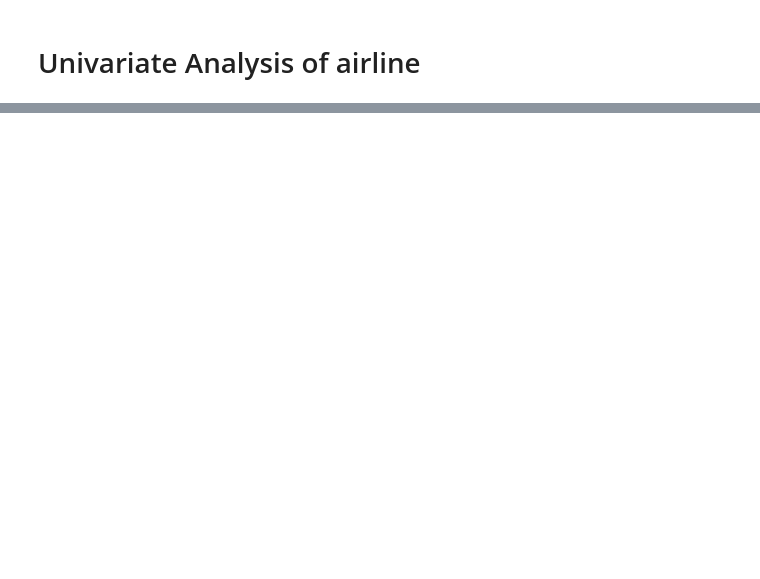
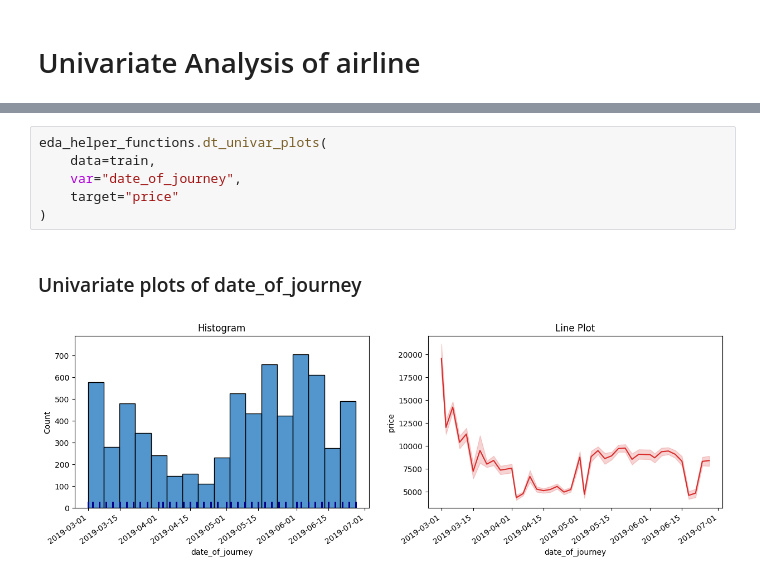
Before and after one commit to pm6327/Flight-Prediction, a Jupyter notebook: Notebooks/EDA.ipynb, the cells around one changed output, grey strips where cells are left out. Saved outputs shown, nothing was run; the diff lists cells and outputs as text; blank space fills up the shorter version.

```diff
--- a/Notebooks/EDA.ipynb
+++ b/Notebooks/EDA.ipynb
@@ -297,0 +359,9 @@ Univariate Analysis of airline
+# %%
+eda_helper_functions.dt_univar_plots(
+	data=train,
+	var="date_of_journey",
+	target="price"
+)
+# %% [output]
+Univariate plots of date_of_journey
+[figure, added]
```
Also changed, not shown: parts of 32 cells of this notebook.
